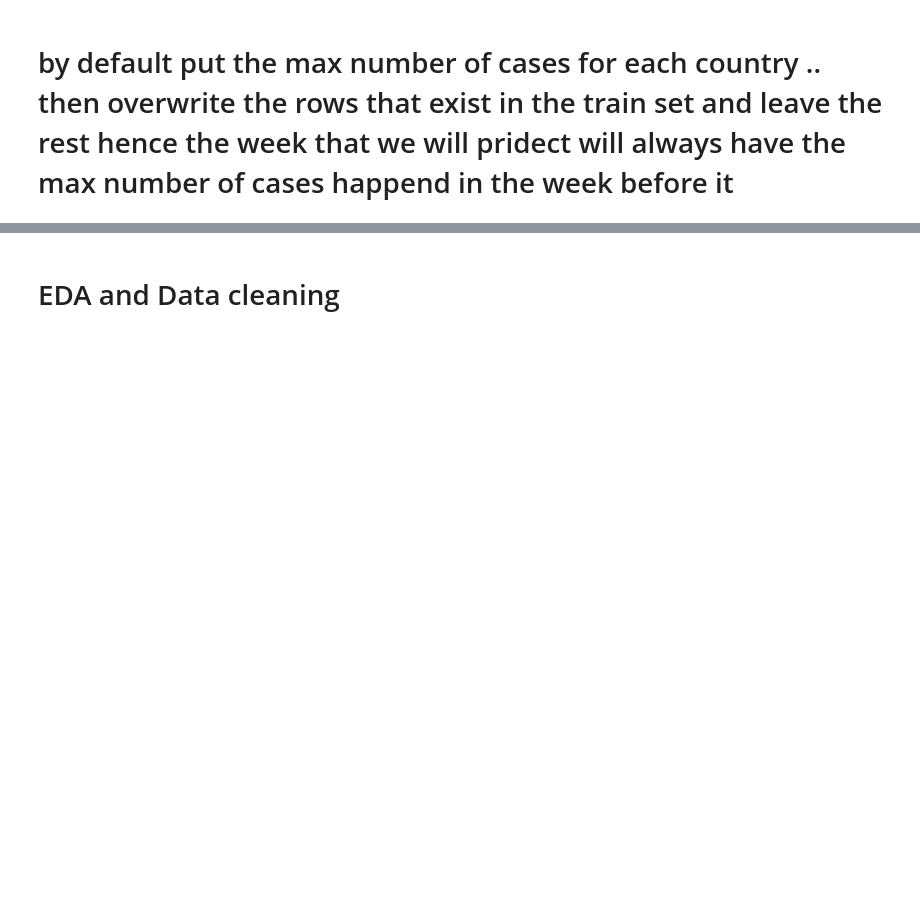
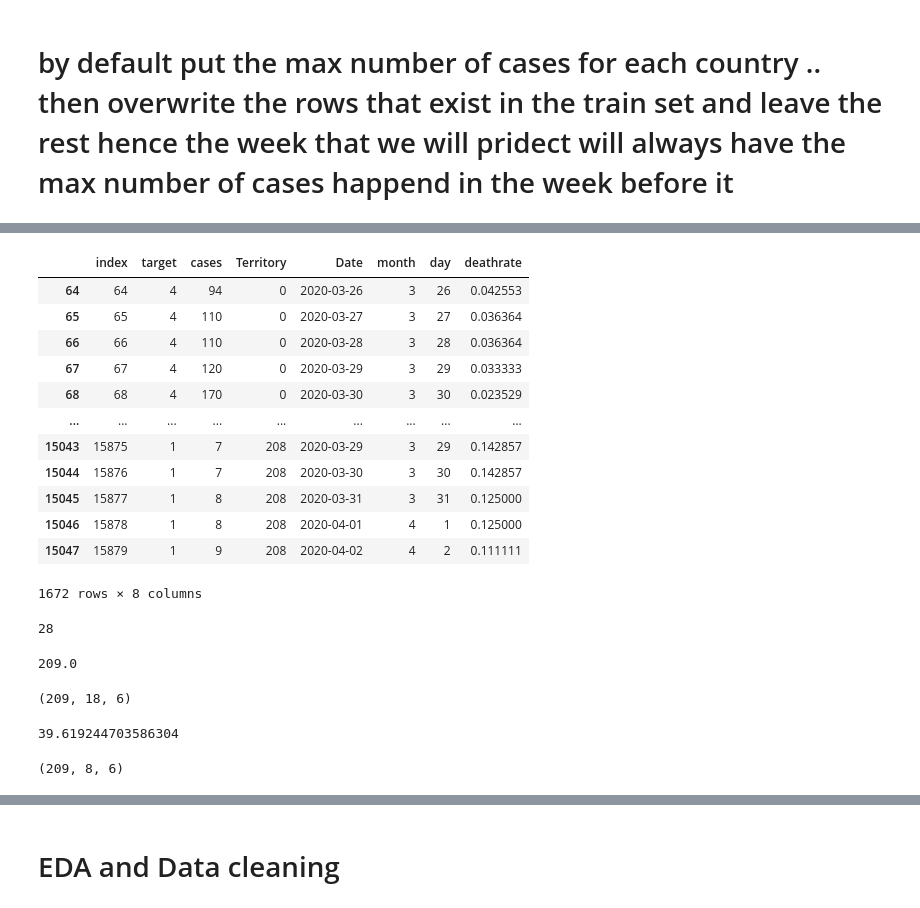
Before and after one commit to mohiiieldin/Predict-the-Global-Spread-of-COVID-19, a Jupyter notebook: my_Copy_of_Covid_19_Data_Prep_Allcountries.ipynb, the cells around one changed output, grey strips where cells are left out. Cells and saved outputs as stored; diff of their text form; code cells hidden in the pictures; blank space fills up the shorter version.

```diff
--- a/my_Copy_of_Covid_19_Data_Prep_Allcountries.ipynb
+++ b/my_Copy_of_Covid_19_Data_Prep_Allcountries.ipynb
@@ -764,0 +844,60 @@ trainwithoutcasesL , validateL , submissioncleanL = AllEncoder(trainwithoutcases
+# %%
+validateL
+# %% [output]
+|  | index | target | cases | Territory | Date | month | day | deathrate |
+| 64 | 64 | 4 | 94 | 0 | 2020-03-26 | 3 | 26 | 0.042553 |
+| 65 | 65 | 4 | 110 | 0 | 2020-03-27 | 3 | 27 | 0.036364 |
+| 66 | 66 | 4 | 110 | 0 | 2020-03-28 | 3 | 28 | 0.036364 |
+| 67 | 67 | 4 | 120 | 0 | 2020-03-29 | 3 | 29 | 0.033333 |
+| 68 | 68 | 4 | 170 | 0 | 2020-03-30 | 3 | 30 | 0.023529 |
+| ... | ... | ... | ... | ... | ... | ... | ... | ... |
+| 15043 | 15875 | 1 | 7 | 208 | 2020-03-29 | 3 | 29 | 0.142857 |
+| 15044 | 15876 | 1 | 7 | 208 | 2020-03-30 | 3 | 30 | 0.142857 |
+| 15045 | 15877 | 1 | 8 | 208 | 2020-03-31 | 3 | 31 | 0.125000 |
+| 15046 | 15878 | 1 | 8 | 208 | 2020-04-01 | 4 | 1 | 0.125000 |
+| 15047 | 15879 | 1 | 9 | 208 | 2020-04-02 | 4 | 2 | 0.111111 |
+1672 rows × 8 columns
+# %%
+timesteps
+# %% [output]
+28
+# %%
+len(validateL.drop(["index","Date"],axis=1).to_numpy())/validdays
+# %% [output]
+209.0
+# %%
+"""
+Validation  lalgs
+"""
+
+preds = []
+store = []
+for index in range(int((len(validateL.drop(["index","Date"],axis=1).to_numpy())/validdays))):
+        store.append(validateL.drop(["index","Date"],axis=1).to_numpy()[index*validdays: (index+1)*validdays])
+# validate = []
+store  = np.array(store)
+print(store.shape)
+# (nn.predict([np.array([country[index: index + timesteps].tolist()]),np.array([country[index + timesteps:index + timesteps+1,1:].tolist()]).reshape(-1,249)]))
+# print(scalertarget.inverse_transform(store[0][:timesteps,1].reshape(-1,1)).reshape(-1))
+# print(np.array([store[0][0: 0 + timesteps].tolist()]).shape,np.array([store[0][0 + timesteps:0 + timesteps+1,1:].tolist()]).reshape(-1,213).shape)
+# print(scalertarget.inverse_transform(store[0][:timesteps,0].reshape(-1,1)).reshape(-1))
+
+for country in store:
+  # preds.extend(country[:timesteps,0].reshape(-1))
+  # print(country[:timesteps,0].reshape(-1))
+  # conv = []
+  # print("test")
+  for index in range(len(country) - timesteps):
+    # print(test)koko
+    # print("test")
+    pred = xgb.predict(np.hstack((country[index: index + timesteps,0].reshape(-1,timesteps),country[timesteps,1:].reshape(-1,validateL.shape[1]-3))))
+    country[index + timesteps,0]= pred.reshape(-1)[0]
+    preds.append(pred.reshape(-1)[0])
+mae(validateL[validateL.Date >= datetime(2020,3,26)].target,preds)
+# %% [output]
+(209, 18, 6)
+39.619244703586304
+# %%
+store.shape
+# %% [output]
+(209, 8, 6)
```
Also changed, not shown: parts of 153 cells of this notebook.
